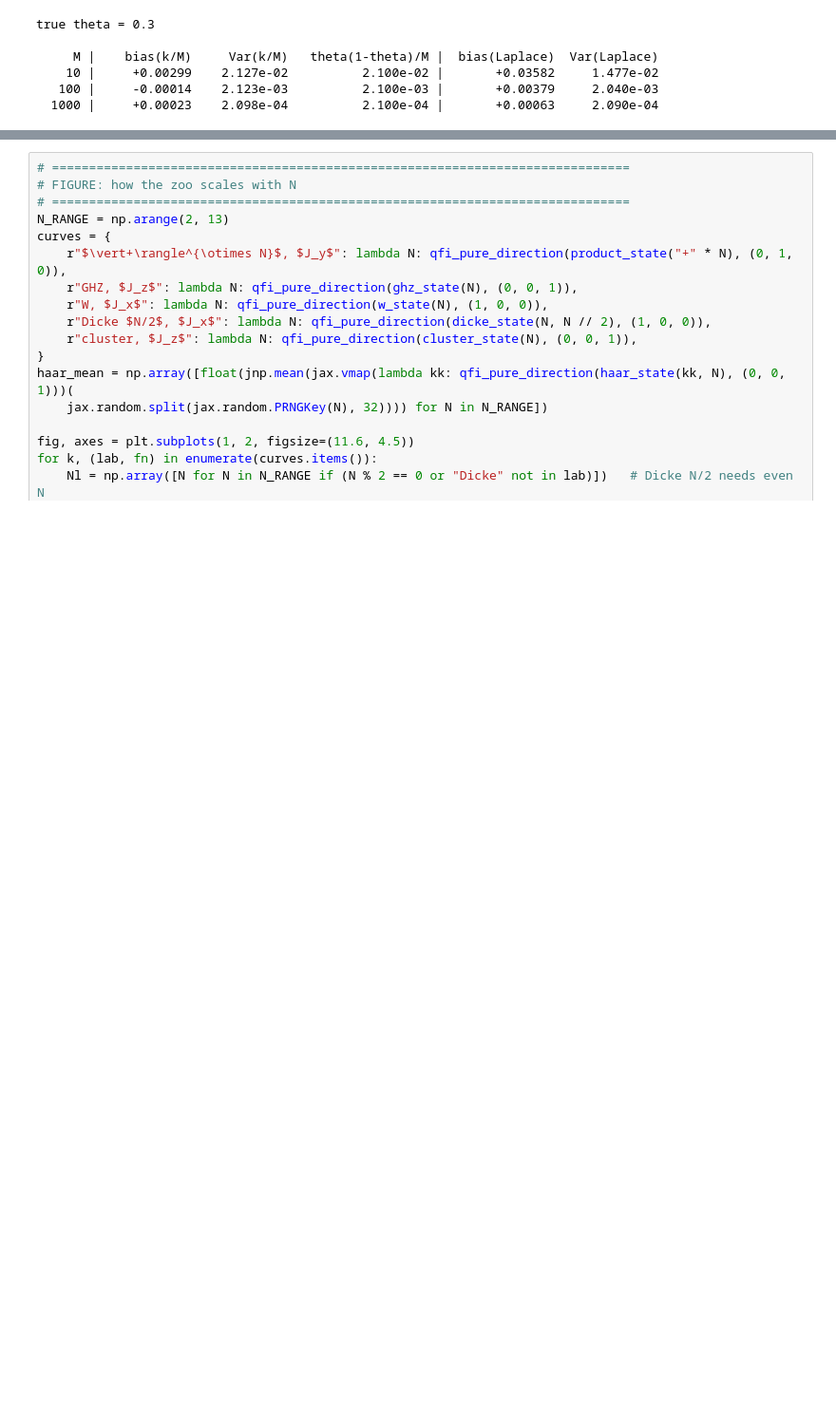
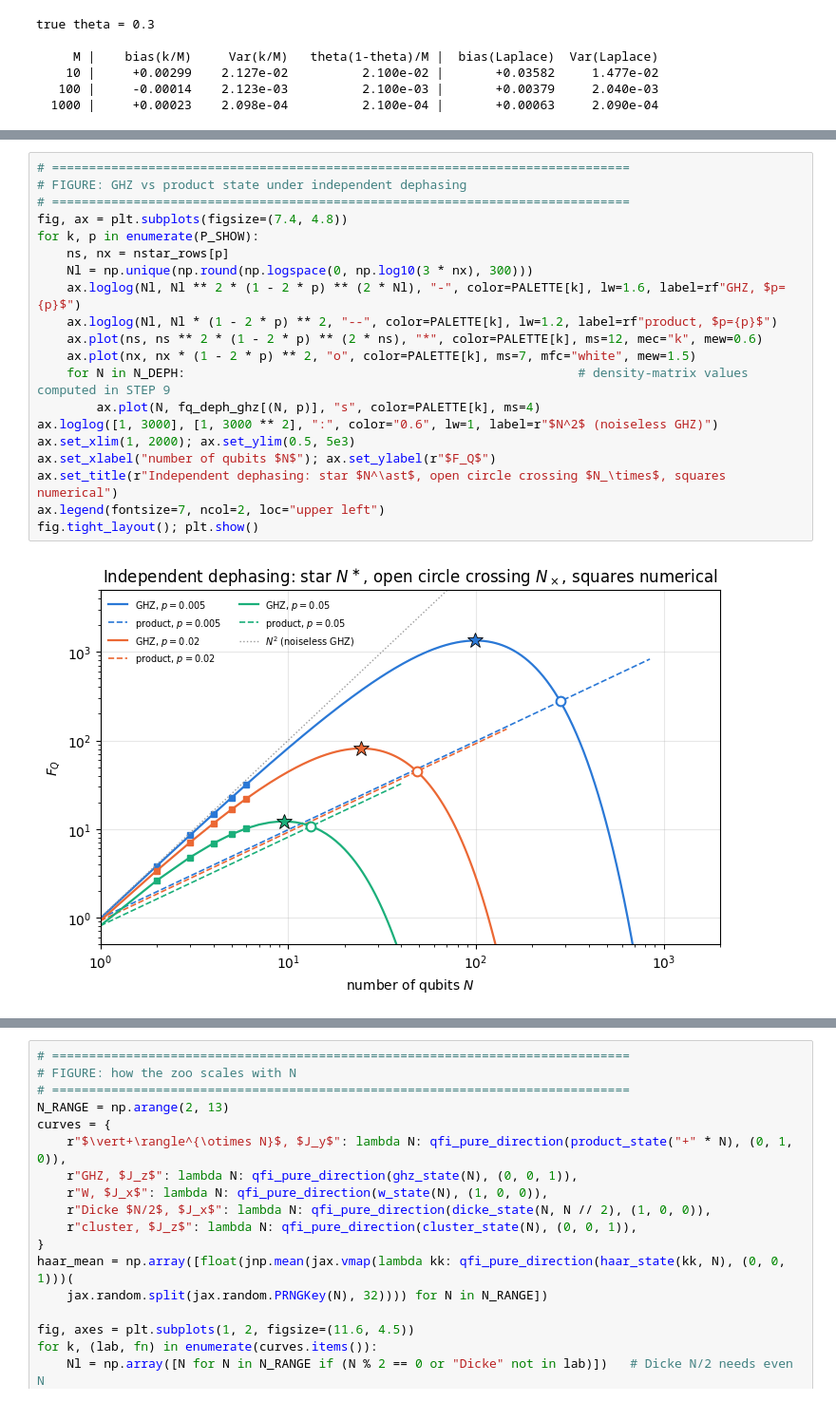
Before and after one commit to MarcinPlodzien/quantum-many-body-simulation, a Jupyter notebook: ch10_quantum_metrology_protocols/29_quantum_fisher_information.ipynb, the cells around one changed output, grey strips where cells are left out. Shown at 95% size. Drawn from its saved outputs; the diff is of its cells as text; blank space fills up the shorter version.

```diff
--- a/ch10_quantum_metrology_protocols/29_quantum_fisher_information.ipynb
+++ b/ch10_quantum_metrology_protocols/29_quantum_fisher_information.ipynb
@@ -1461,0 +2740,22 @@ analytic checks passed:  W -> 3N-2 = 22   Dicke(N/2) -> N(N+2)/2 = 40
+# %%
+# ==============================================================================
+# FIGURE: GHZ vs product state under independent dephasing
+# ==============================================================================
+fig, ax = plt.subplots(figsize=(7.4, 4.8))
+for k, p in enumerate(P_SHOW):
+    ns, nx = nstar_rows[p]
+    Nl = np.unique(np.round(np.logspace(0, np.log10(3 * nx), 300)))
+    ax.loglog(Nl, Nl ** 2 * (1 - 2 * p) ** (2 * Nl), "-", color=PALETTE[k], lw=1.6, label=rf"GHZ, $p={p}$")
+    ax.loglog(Nl, Nl * (1 - 2 * p) ** 2, "--", color=PALETTE[k], lw=1.2, label=rf"product, $p={p}$")
+    ax.plot(ns, ns ** 2 * (1 - 2 * p) ** (2 * ns), "*", color=PALETTE[k], ms=12, mec="k", mew=0.6)
+    ax.plot(nx, nx * (1 - 2 * p) ** 2, "o", color=PALETTE[k], ms=7, mfc="white", mew=1.5)
+    for N in N_DEPH:                                                     # density-matrix values computed in STEP 9
+        ax.plot(N, fq_deph_ghz[(N, p)], "s", color=PALETTE[k], ms=4)
+ax.loglog([1, 3000], [1, 3000 ** 2], ":", color="0.6", lw=1, label=r"$N^2$ (noiseless GHZ)")
+ax.set_xlim(1, 2000); ax.set_ylim(0.5, 5e3)
+ax.set_xlabel("number of qubits $N$"); ax.set_ylabel(r"$F_Q$")
+ax.set_title(r"Independent dephasing: star $N^\ast$, open circle crossing $N_\times$, squares numerical")
+ax.legend(fontsize=7, ncol=2, loc="upper left")
+fig.tight_layout(); plt.show()
+# %% [output]
+[figure, added]
```
Also changed, not shown: parts of 84 cells of this notebook, 31 other files.
